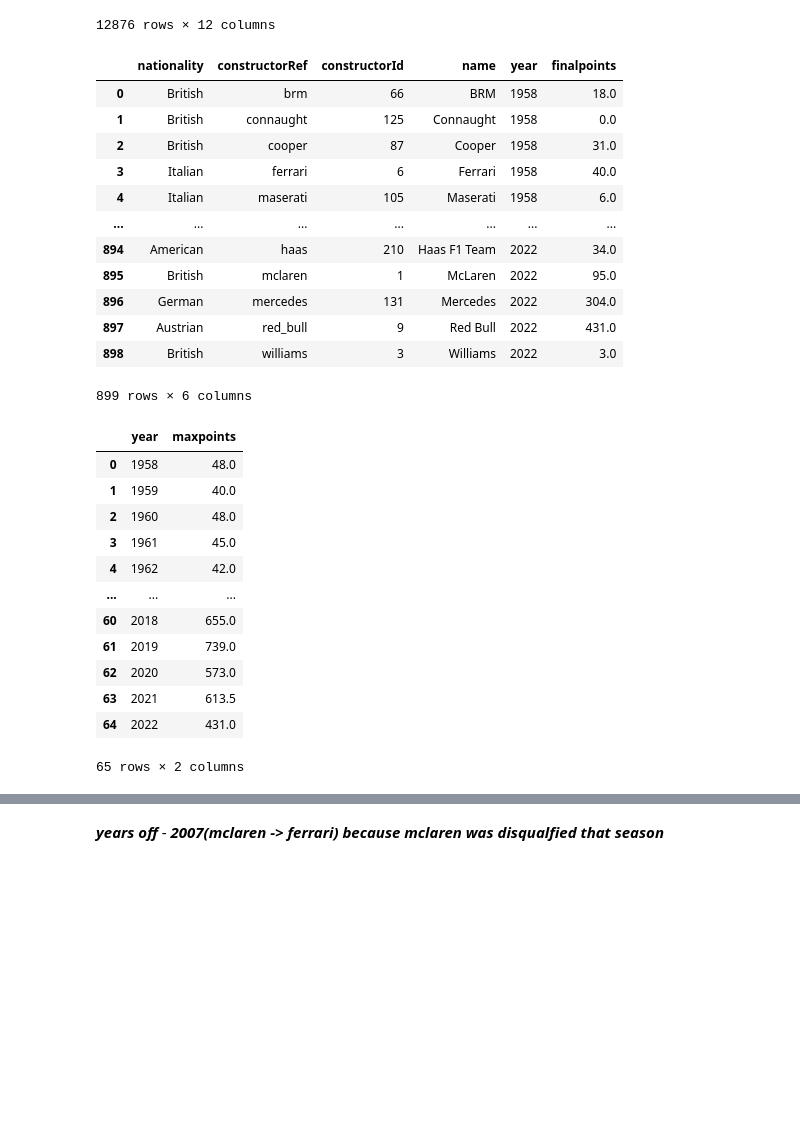
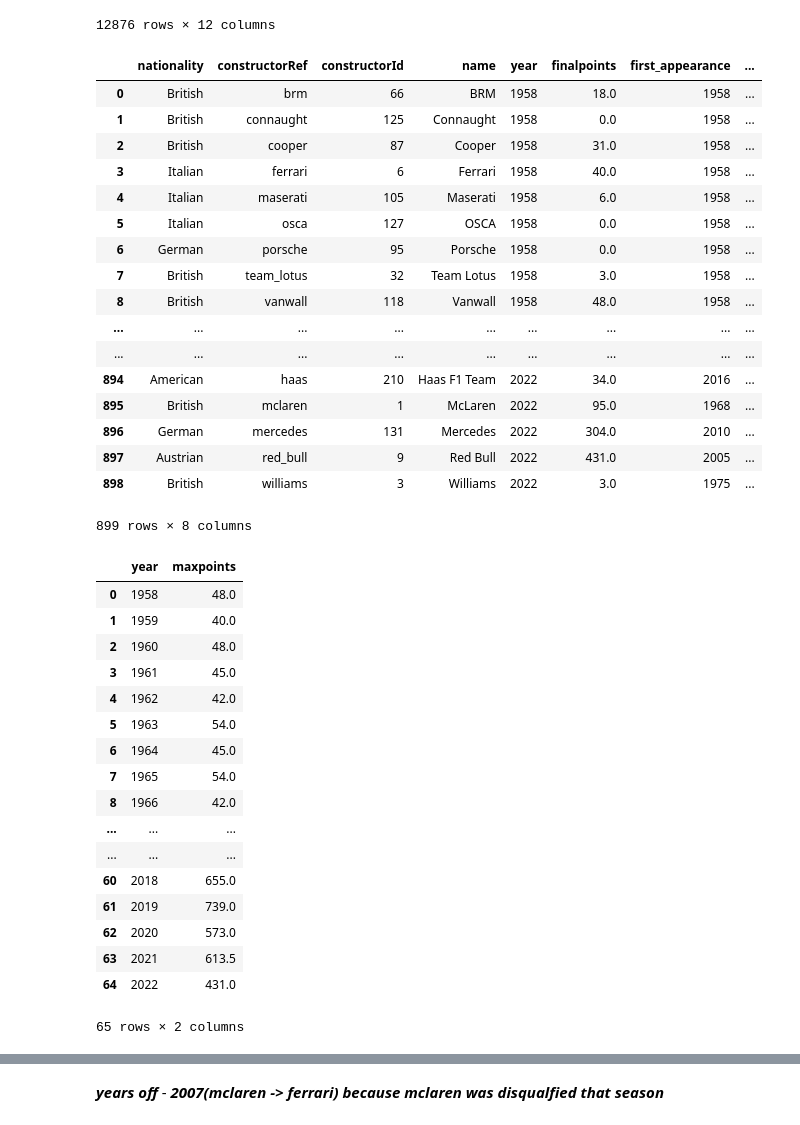
Before and after one commit to mclellanw00/capstone, a Jupyter notebook: F1Data.ipynb, the cells around one changed output, grey strips where cells are left out. Saved outputs shown, nothing was run; the diff lists cells and outputs as text; code cells hidden in the pictures; blank space fills up the shorter version.

```diff
--- a/F1Data.ipynb
+++ b/F1Data.ipynb
@@ -83,23 +83,32 @@ results_cleaned
 # %%
 seasons_points = (results_cleaned
                     >> group_by(X.year, X.name, X.constructorId, X.constructorRef, X.nationality)
                     >> summarize(finalpoints = X.points.max())
+                    >> ungroup
+                    >> group_by(X.name)
+                    >> mutate(first_appearance = X.year.min())
+                    >> mutate(last_appearance = X.year.max())
 )
 seasons_points
 # %% [output]
-|  | nationality | constructorRef | constructorId | name | year | finalpoints |
-| 0 | British | brm | 66 | BRM | 1958 | 18.0 |
-| 1 | British | connaught | 125 | Connaught | 1958 | 0.0 |
-| 2 | British | cooper | 87 | Cooper | 1958 | 31.0 |
-| 3 | Italian | ferrari | 6 | Ferrari | 1958 | 40.0 |
-| 4 | Italian | maserati | 105 | Maserati | 1958 | 6.0 |
-| ... | ... | ... | ... | ... | ... | ... |
-| 894 | American | haas | 210 | Haas F1 Team | 2022 | 34.0 |
-| 895 | British | mclaren | 1 | McLaren | 2022 | 95.0 |
-| 896 | German | mercedes | 131 | Mercedes | 2022 | 304.0 |
-| 897 | Austrian | red_bull | 9 | Red Bull | 2022 | 431.0 |
-| 898 | British | williams | 3 | Williams | 2022 | 3.0 |
+|  | nationality | constructorRef | constructorId | name | year | finalpoints | first_appearance | ... |
+| 0 | British | brm | 66 | BRM | 1958 | 18.0 | 1958 | ... |
+| 1 | British | connaught | 125 | Connaught | 1958 | 0.0 | 1958 | ... |
+| 2 | British | cooper | 87 | Cooper | 1958 | 31.0 | 1958 | ... |
+| 3 | Italian | ferrari | 6 | Ferrari | 1958 | 40.0 | 1958 | ... |
+| 4 | Italian | maserati | 105 | Maserati | 1958 | 6.0 | 1958 | ... |
+| 5 | Italian | osca | 127 | OSCA | 1958 | 0.0 | 1958 | ... |
+| 6 | German | porsche | 95 | Porsche | 1958 | 0.0 | 1958 | ... |
+| 7 | British | team_lotus | 32 | Team Lotus | 1958 | 3.0 | 1958 | ... |
+| 8 | British | vanwall | 118 | Vanwall | 1958 | 48.0 | 1958 | ... |
+| ... | ... | ... | ... | ... | ... | ... | ... | ... |
+| ... | ... | ... | ... | ... | ... | ... | ... | ... |
+| 894 | American | haas | 210 | Haas F1 Team | 2022 | 34.0 | 2016 | ... |
+| 895 | British | mclaren | 1 | McLaren | 2022 | 95.0 | 1968 | ... |
+| 896 | German | mercedes | 131 | Mercedes | 2022 | 304.0 | 2010 | ... |
+| 897 | Austrian | red_bull | 9 | Red Bull | 2022 | 431.0 | 2005 | ... |
+| 898 | British | williams | 3 | Williams | 2022 | 3.0 | 1975 | ... |
-899 rows × 6 columns
+899 rows × 8 columns
 # %%
 truemax = (seasons_points
             >> group_by(X.year)
@@ -112,6 +121,11 @@ truemax
 | 2 | 1960 | 48.0 |
 | 3 | 1961 | 45.0 |
 | 4 | 1962 | 42.0 |
+| 5 | 1963 | 54.0 |
+| 6 | 1964 | 45.0 |
+| 7 | 1965 | 54.0 |
+| 8 | 1966 | 42.0 |
+| ... | ... | ... |
 | ... | ... | ... |
 | 60 | 2018 | 655.0 |
 | 61 | 2019 | 739.0 |
```
Also changed, not shown: parts of 40 cells of this notebook.
